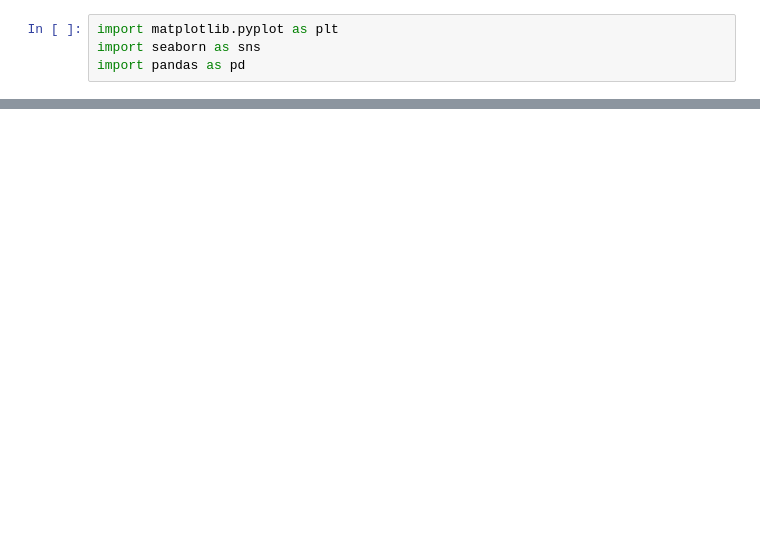
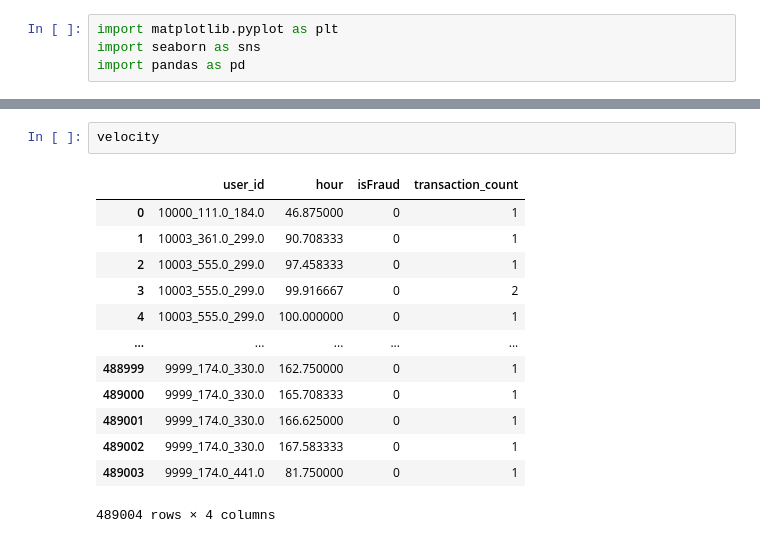
Before and after one commit to VaradBhagwat5/FedAudit, a Jupyter notebook: notebooks/data_visualisation.ipynb, the cells around one changed output, grey strips where cells are left out. Saved outputs shown, nothing was run; the diff lists cells and outputs as text; blank space fills up the shorter version.

```diff
--- a/notebooks/data_visualisation.ipynb
+++ b/notebooks/data_visualisation.ipynb
@@ -60,0 +132,16 @@ Plotting Correlation Heatmap...
+# %%
+velocity
+# %% [output]
+|  | user_id | hour | isFraud | transaction_count |
+| 0 | 10000_111.0_184.0 | 46.875000 | 0 | 1 |
+| 1 | 10003_361.0_299.0 | 90.708333 | 0 | 1 |
+| 2 | 10003_555.0_299.0 | 97.458333 | 0 | 1 |
+| 3 | 10003_555.0_299.0 | 99.916667 | 0 | 2 |
+| 4 | 10003_555.0_299.0 | 100.000000 | 0 | 1 |
+| ... | ... | ... | ... | ... |
+| 488999 | 9999_174.0_330.0 | 162.750000 | 0 | 1 |
+| 489000 | 9999_174.0_330.0 | 165.708333 | 0 | 1 |
+| 489001 | 9999_174.0_330.0 | 166.625000 | 0 | 1 |
+| 489002 | 9999_174.0_330.0 | 167.583333 | 0 | 1 |
+| 489003 | 9999_174.0_441.0 | 81.750000 | 0 | 1 |
+489004 rows × 4 columns
```
Also changed, not shown: parts of 8 cells of this notebook.
